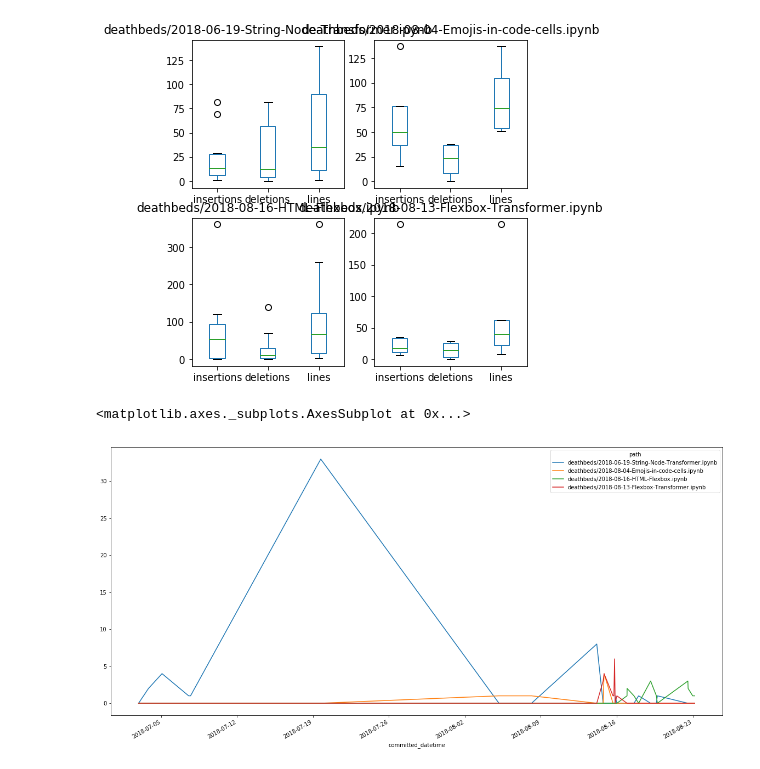
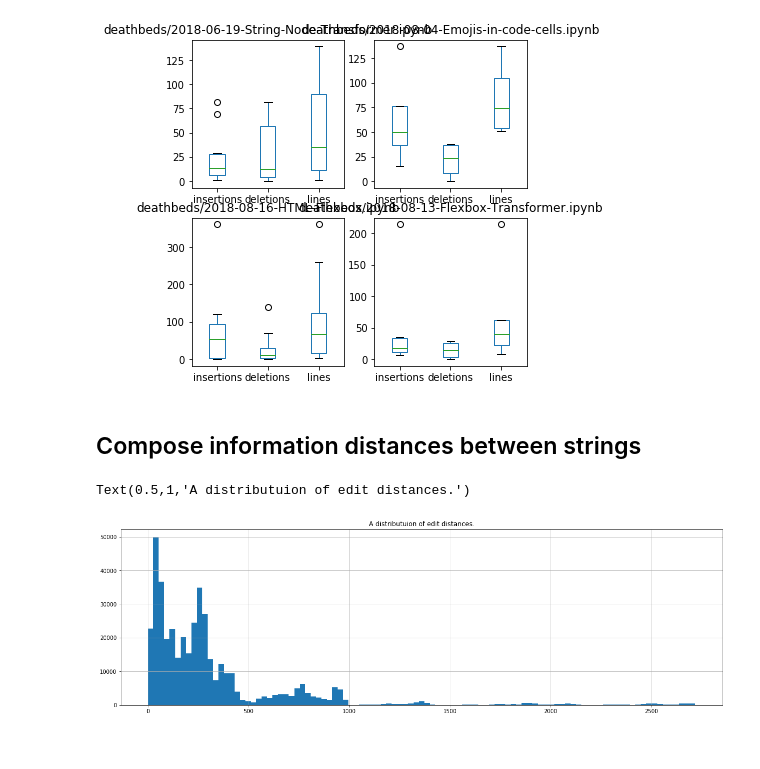
Before and after one commit to deathbeds/deathbeds.github.io, a Jupyter notebook: deathbeds/2018-08-29-Coincident-notebooks.ipynb, the cells around one changed output. Saved outputs shown, nothing was run; the diff lists cells and outputs as text; code cells hidden in the pictures.

Commit message:
add some more visuals to the coincident notebooks

```diff
--- a/deathbeds/2018-08-29-Coincident-notebooks.ipynb
+++ b/deathbeds/2018-08-29-Coincident-notebooks.ipynb
@@ -20,3 +21,4 @@ df = pandas.concat([
     get_history('..', 'deathbeds/2018-08-04-Emojis-in-code-cells.ipynb'),
     get_history('..', 'deathbeds/2018-08-16-HTML-Flexbox.ipynb'),
     get_history('..', 'deathbeds/2018-08-13-Flexbox-Transformer.ipynb')])
+df.source = df.source.apply(''.join)
@@ -36,8 +40,17 @@ for i, path in enumerate(paths): changes[path].plot.box(
     title=path, ax=subplot(2,2,i+1), figsize=(6,6))
 # %% [output]
 [figure]
-# %%
-changes.swaplevel(1,0,1)['lines'].fillna(0).gt(0).apply(lambda x: x*sum(x), axis=1)[paths].plot(figsize=(20,10))
-# %% [output]
-<matplotlib.axes._subplots.AxesSubplot at 0x...>
-[figure, removed]
+# %% [markdown]
+## Compose information distances between strings
+# %%
+sources = df.source.unique()
+# %%
+Δ = pandas.DataFrame(
+    np.vectorize(distance)(sources[None,:], sources[:, None]), sources, sources
+).loc[df.source].apply(lambda s: s.loc[df.source], axis=1).set_index(df.index).set_axis(df.index, inplace=False, axis=1)
+# %%
+pandas.Series(Δ.values.ravel()).hist(bins=101, figsize=(20, 6))
+gca().set_title('A distributuion of edit distances.')
+# %% [output]
+Text(0.5,1,'A distributuion of edit distances.')
+[figure, added]
```
Also changed, not shown: parts of 4 cells of this notebook.
